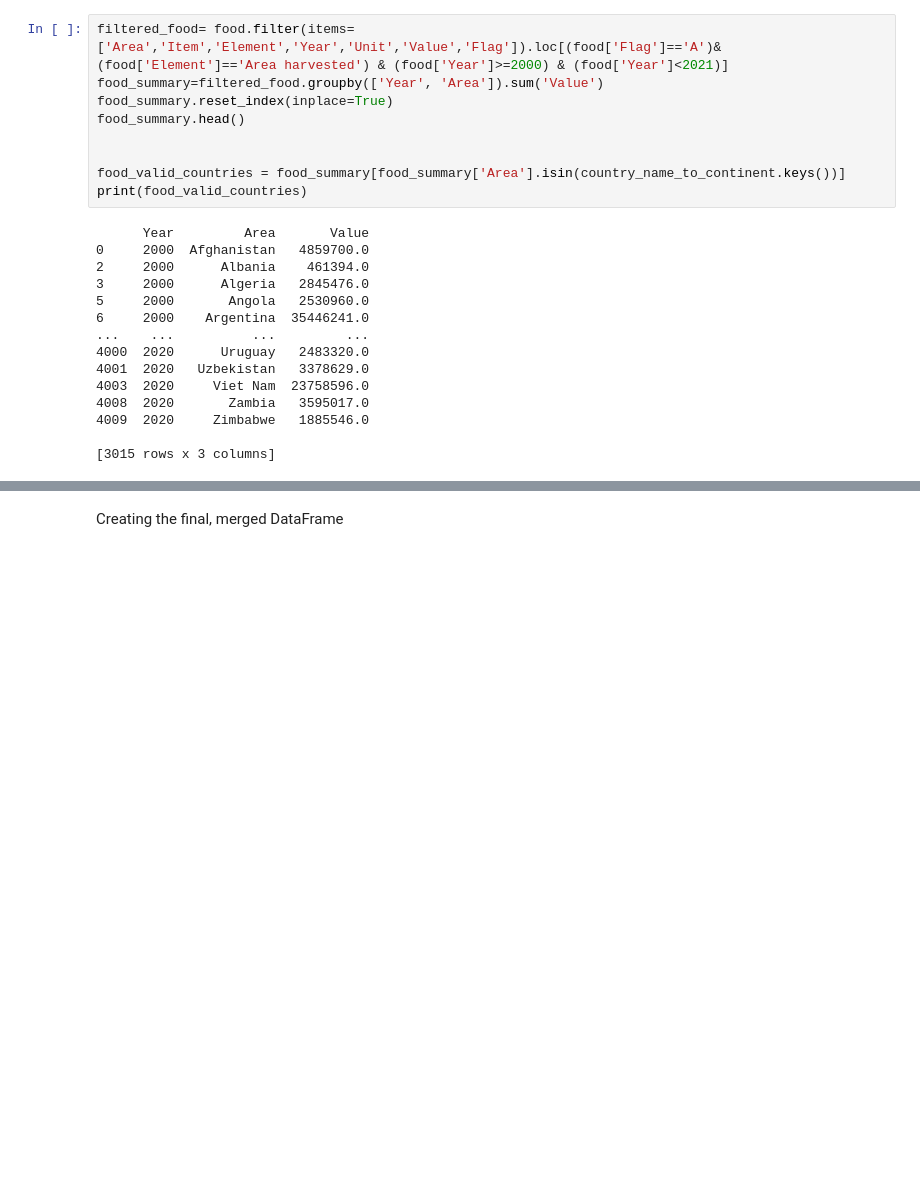
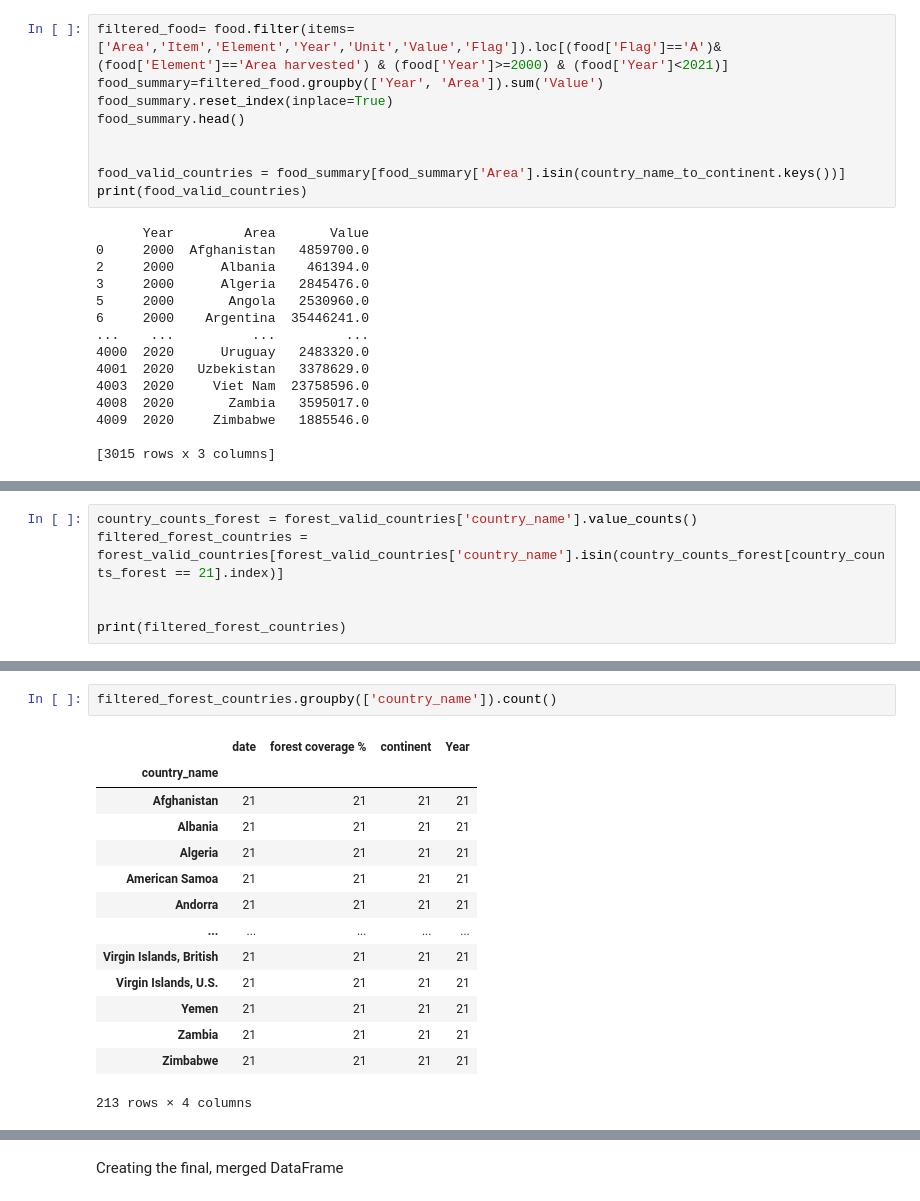
Before and after one commit to BoSuto/Specialist-Certificate-in-Data-Analytics-Essential-Jan-2023, a Jupyter notebook: Project - Spring 2023.ipynb, the cells around one changed output, grey strips where cells are left out. Saved outputs shown, nothing was run; the diff lists cells and outputs as text; blank space fills up the shorter version.

```diff
--- a/Project - Spring 2023.ipynb
+++ b/Project - Spring 2023.ipynb
@@ -497,0 +451,6 @@ Text(0.5, 1.0, 'Population')
+# %%
+country_counts_forest = forest_valid_countries['country_name'].value_counts()
+filtered_forest_countries = forest_valid_countries[forest_valid_countries['country_name'].isin(country_counts_forest[country_counts_forest == 21].index)]
+
+
+print(filtered_forest_countries)
@@ -497,0 +472,17 @@ Text(0.5, 1.0, 'Population')
+# %%
+filtered_forest_countries.groupby(['country_name']).count()
+# %% [output]
+|  | date | forest coverage % | continent | Year |
+| country_name |  |  |  |  |
+| Afghanistan | 21 | 21 | 21 | 21 |
+| Albania | 21 | 21 | 21 | 21 |
+| Algeria | 21 | 21 | 21 | 21 |
+| American Samoa | 21 | 21 | 21 | 21 |
+| Andorra | 21 | 21 | 21 | 21 |
+| ... | ... | ... | ... | ... |
+| Virgin Islands, British | 21 | 21 | 21 | 21 |
+| Virgin Islands, U.S. | 21 | 21 | 21 | 21 |
+| Yemen | 21 | 21 | 21 | 21 |
+| Zambia | 21 | 21 | 21 | 21 |
+| Zimbabwe | 21 | 21 | 21 | 21 |
+213 rows × 4 columns
```
Also changed, not shown: parts of 45 cells of this notebook.
